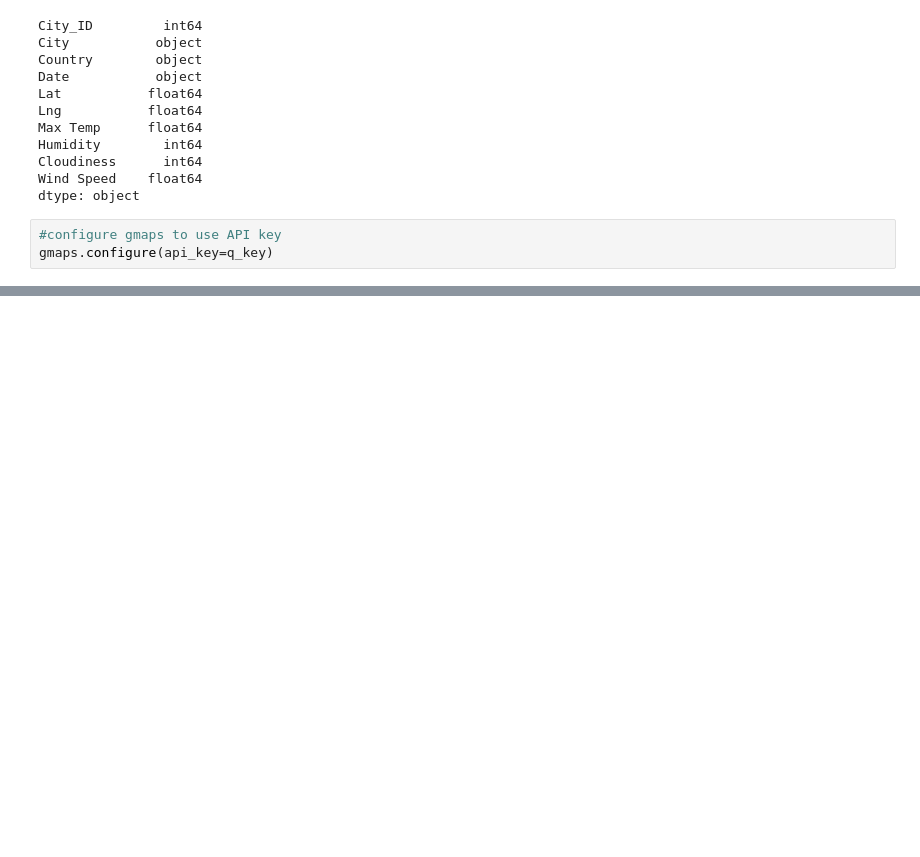
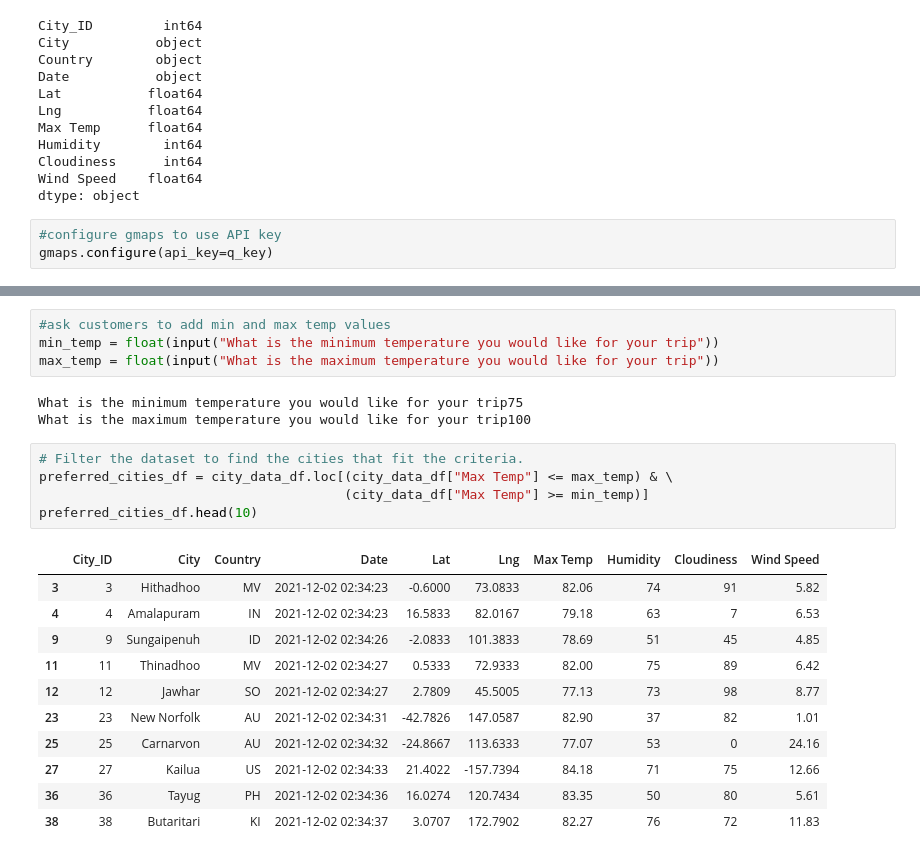
Before and after one commit to Byankap/World_Weather_Analysis, a Jupyter notebook: WeatherPy.ipynb, the cells around one changed output, grey strips where cells are left out. Cells and saved outputs as stored; diff of their text form; blank space fills up the shorter version.

```diff
--- a/WeatherPy.ipynb
+++ b/WeatherPy.ipynb
@@ -408,0 +443,24 @@ plt.show()
+# %%
+#ask customers to add min and max temp values
+min_temp = float(input("What is the minimum temperature you would like for your trip"))
+max_temp = float(input("What is the maximum temperature you would like for your trip"))
+# %% [output]
+What is the minimum temperature you would like for your trip75
+What is the maximum temperature you would like for your trip100
+# %%
+# Filter the dataset to find the cities that fit the criteria.
+preferred_cities_df = city_data_df.loc[(city_data_df["Max Temp"] <= max_temp) & \
+                                       (city_data_df["Max Temp"] >= min_temp)]
+preferred_cities_df.head(10)
+# %% [output]
+|  | City_ID | City | Country | Date | Lat | Lng | Max Temp | Humidity | Cloudiness | Wind Speed |
+| 3 | 3 | Hithadhoo | MV | 2021-12-02 02:34:23 | -0.6000 | 73.0833 | 82.06 | 74 | 91 | 5.82 |
+| 4 | 4 | Amalapuram | IN | 2021-12-02 02:34:23 | 16.5833 | 82.0167 | 79.18 | 63 | 7 | 6.53 |
+| 9 | 9 | Sungaipenuh | ID | 2021-12-02 02:34:26 | -2.0833 | 101.3833 | 78.69 | 51 | 45 | 4.85 |
+| 11 | 11 | Thinadhoo | MV | 2021-12-02 02:34:27 | 0.5333 | 72.9333 | 82.00 | 75 | 89 | 6.42 |
+| 12 | 12 | Jawhar | SO | 2021-12-02 02:34:27 | 2.7809 | 45.5005 | 77.13 | 73 | 98 | 8.77 |
+| 23 | 23 | New Norfolk | AU | 2021-12-02 02:34:31 | -42.7826 | 147.0587 | 82.90 | 37 | 82 | 1.01 |
+| 25 | 25 | Carnarvon | AU | 2021-12-02 02:34:32 | -24.8667 | 113.6333 | 77.07 | 53 | 0 | 24.16 |
+| 27 | 27 | Kailua | US | 2021-12-02 02:34:33 | 21.4022 | -157.7394 | 84.18 | 71 | 75 | 12.66 |
+| 36 | 36 | Tayug | PH | 2021-12-02 02:34:36 | 16.0274 | 120.7434 | 83.35 | 50 | 80 | 5.61 |
+| 38 | 38 | Butaritari | KI | 2021-12-02 02:34:37 | 3.0707 | 172.7902 | 82.27 | 76 | 72 | 11.83 |
```
Also changed, not shown: parts of 29 cells of this notebook, 6 other files.
